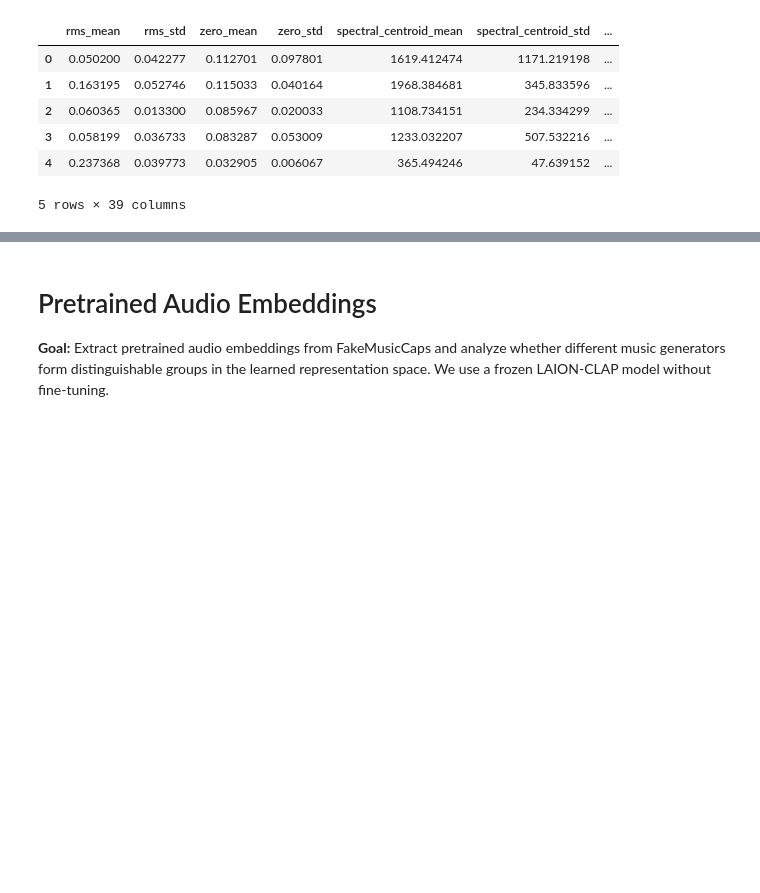
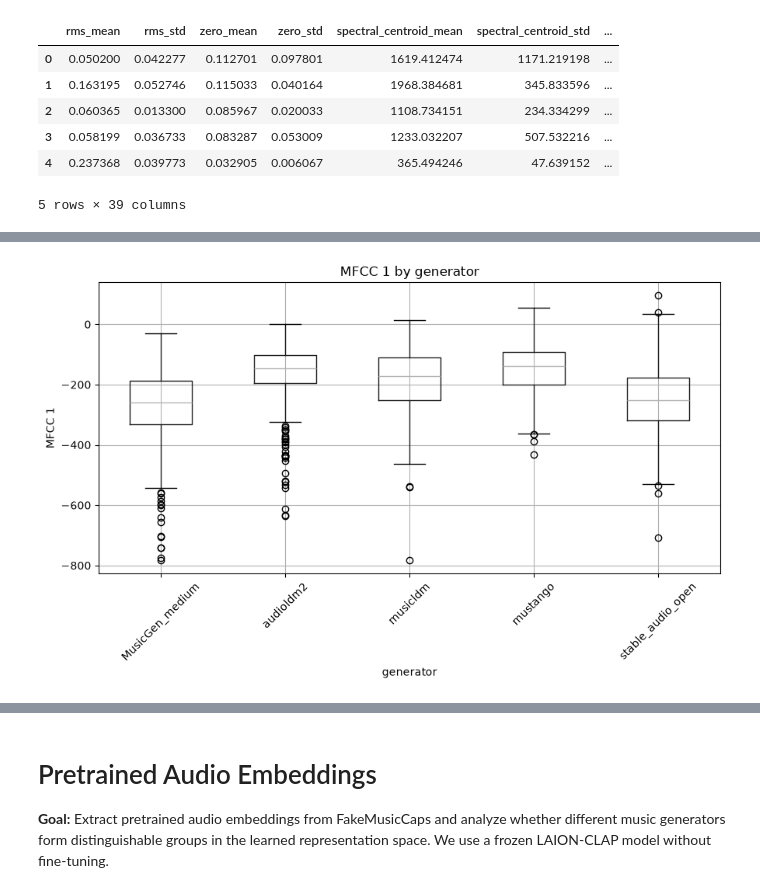
Before and after one commit to Olenadovb/AI-vs-Original-Music-Classification, a Jupyter notebook: notebooks/02-handcrafted-features.ipynb, the cells around one changed output, grey strips where cells are left out. Cells and saved outputs as stored; diff of their text form; code cells hidden in the pictures; blank space fills up the shorter version.

```diff
--- a/notebooks/02-handcrafted-features.ipynb
+++ b/notebooks/02-handcrafted-features.ipynb
@@ -443,0 +263,14 @@ This suggests that the full set of handcrafted features may be useful for classi
+# %%
+eda_df.boxplot(
+    column="mfcc_1_mean",
+    by="generator",
+    figsize=(10, 5),
+)
+
+plt.title("MFCC 1 by generator")
+plt.suptitle("")
+plt.ylabel("MFCC 1")
+plt.xticks(rotation=45)
+plt.show()
+# %% [output]
+[figure, added]
```
Also changed, not shown: parts of 55 cells of this notebook.
